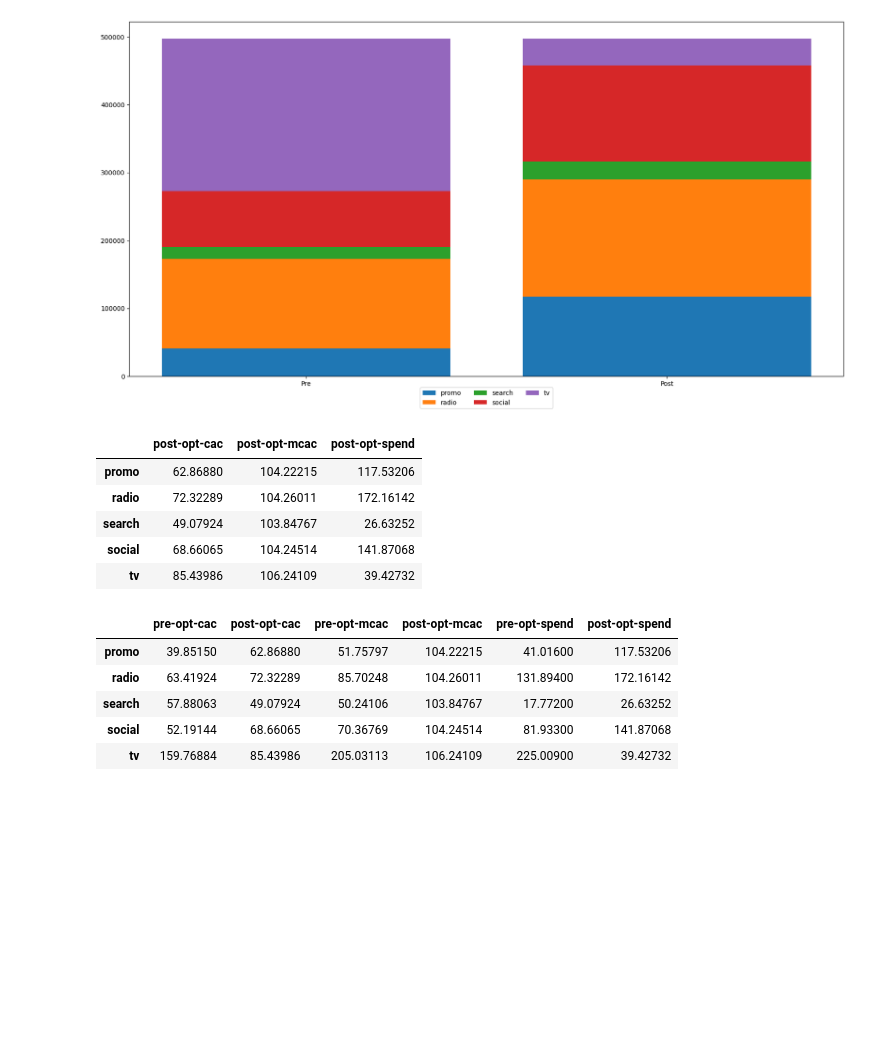
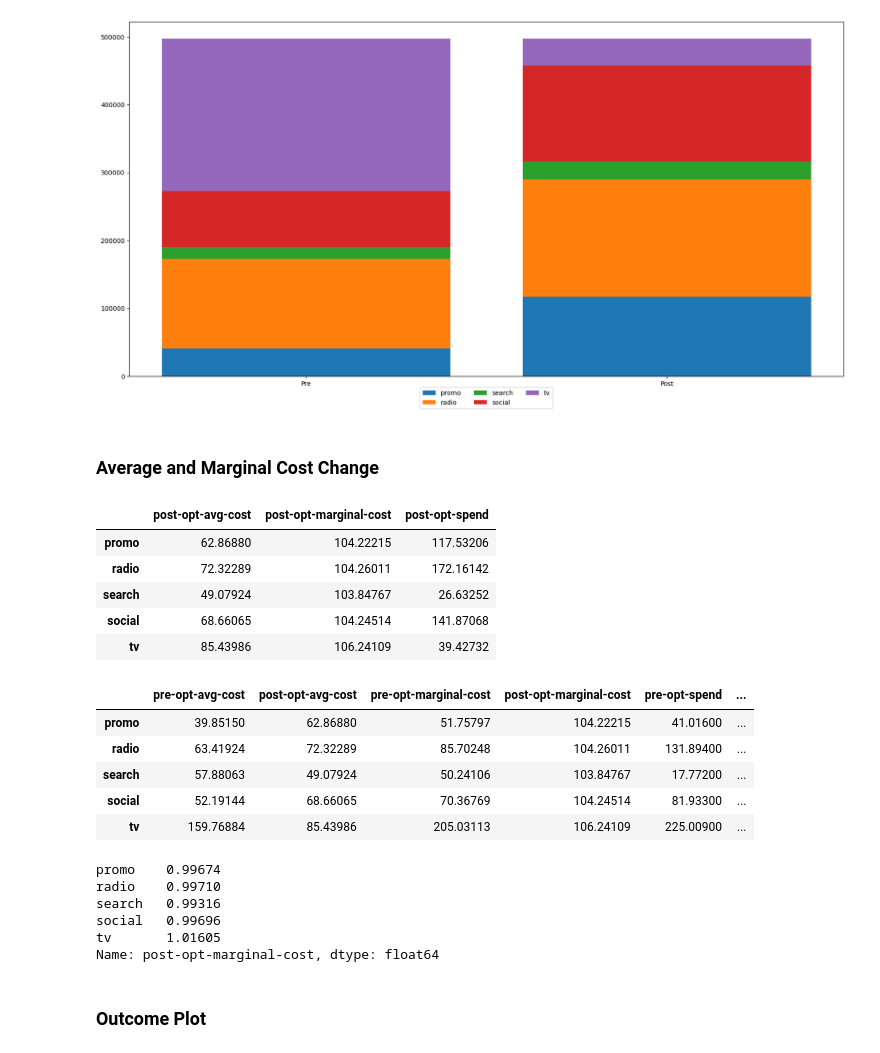
Before and after one commit to edwinnglabs/karpiu, a Jupyter notebook: docs/examples/optimization.ipynb, the cells around one changed output. Drawn from its saved outputs; the diff is of its cells as text; code cells hidden in the pictures; blank space fills up the shorter version.

```diff
--- a/docs/examples/optimization.ipynb
+++ b/docs/examples/optimization.ipynb
@@ -60,7 +57,7 @@ mcac_df = calculate_marginal_cost(
     spend_end=budget_end,
 )
 # %%
-pre_opt_report = pd.concat([avg_cost_df, mcac_df, tot_spend_df], axis=1, keys='regressor')
-pre_opt_report.columns = ['pre-opt-cac', 'pre-opt-mcac', 'pre-opt-spend']
+pre_opt_report = pd.concat([avg_cost_df, mc_df, tot_spend_df], axis=1, keys='regressor')
+pre_opt_report.columns = ['pre-opt-avg-cost', 'pre-opt-marginal-cost', 'pre-opt-spend']
 pre_opt_report
 # %% [output]
@@ -112,7 +113,7 @@ ax.legend(loc='lower center',  bbox_to_anchor=(0.5, -0.10), ncol=math.ceil(len(o
 # %% [output]
 [figure]
 # %%
-post_mcac_df = calculate_marginal_cost(
+post_mc_df = calculate_marginal_cost(
     mmm,
     channels=mmm.get_spend_cols(),
     spend_start=budget_start,
@@ -126,36 +127,45 @@ optim_tot_attr_df = spend_attr_df[optim_channels].apply(np.sum, axis=0)
 optim_tot_spend_df = spend_df[optim_channels].apply(np.sum, axis=0)
 post_avg_cost_df = optim_tot_spend_df / optim_tot_attr_df
 post_avg_cost_df = pd.DataFrame(post_avg_cost_df)
-post_avg_cost_df = post_avg_cost_df.rename(columns={0: "post-opt-cac"})
+post_avg_cost_df = post_avg_cost_df.rename(columns={0: "post-opt-avg-cost"})
 
-# more data massage
 optim_tot_spend_df = optim_tot_spend_df / spend_scaler
 optim_tot_spend_df = pd.DataFrame(optim_tot_spend_df)
 optim_tot_spend_df.index = optim_tot_spend_df.index.rename("regressor")
 optim_tot_spend_df = optim_tot_spend_df.rename(columns={0: "post-opt-spend"})
+# %% [markdown]
+### Average and Marginal Cost Change
 # %%
-post_opt_report = pd.concat([post_avg_cost_df, post_mcac_df, optim_tot_spend_df], axis=1)
-post_opt_report.columns = ['post-opt-cac', 'post-opt-mcac', 'post-opt-spend']
+post_opt_report = pd.concat([post_avg_cost_df, post_mc_df, optim_tot_spend_df], axis=1)
+post_opt_report.columns = ['post-opt-avg-cost', 'post-opt-marginal-cost', 'post-opt-spend']
 post_opt_report
 # %% [output]
-|  | post-opt-cac | post-opt-mcac | post-opt-spend |
+|  | post-opt-avg-cost | post-opt-marginal-cost | post-opt-spend |
 | promo | 62.86880 | 104.22215 | 117.53206 |
 | radio | 72.32289 | 104.26011 | 172.16142 |
 | search | 49.07924 | 103.84767 | 26.63252 |
 | social | 68.66065 | 104.24514 | 141.87068 |
 | tv | 85.43986 | 106.24109 | 39.42732 |
 # %%
-
 opt_report = pd.concat([pre_opt_report, post_opt_report], axis=1)
 opt_report = opt_report[[
-    "pre-opt-cac", "post-opt-cac", "pre-opt-mcac",
-    "post-opt-mcac", "pre-opt-spend", "post-opt-spend"]
+    "pre-opt-avg-cost", "post-opt-avg-cost", "pre-opt-marginal-cost",
+    "post-opt-marginal-cost", "pre-opt-spend", "post-opt-spend"]
 ]
 opt_report
 # %% [output]
-|  | pre-opt-cac | post-opt-cac | pre-opt-mcac | post-opt-mcac | pre-opt-spend | post-opt-spend |
-| promo | 39.85150 | 62.86880 | 51.75797 | 104.22215 | 41.01600 | 117.53206 |
-| radio | 63.41924 | 72.32289 | 85.70248 | 104.26011 | 131.89400 | 172.16142 |
-| search | 57.88063 | 49.07924 | 50.24106 | 103.84767 | 17.77200 | 26.63252 |
-| social | 52.19144 | 68.66065 | 70.36769 | 104.24514 | 81.93300 | 141.87068 |
-| tv | 159.76884 | 85.43986 | 205.03113 | 106.24109 | 225.00900 | 39.42732 |
+|  | pre-opt-avg-cost | post-opt-avg-cost | pre-opt-marginal-cost | post-opt-marginal-cost | pre-opt-spend | ... |
+| promo | 39.85150 | 62.86880 | 51.75797 | 104.22215 | 41.01600 | ... |
+| radio | 63.41924 | 72.32289 | 85.70248 | 104.26011 | 131.89400 | ... |
+| search | 57.88063 | 49.07924 | 50.24106 | 103.84767 | 17.77200 | ... |
+| social | 52.19144 | 68.66065 | 70.36769 | 104.24514 | 81.93300 | ... |
+| tv | 159.76884 | 85.43986 | 205.03113 | 106.24109 | 225.00900 | ... |
+# %%
+ opt_report["post-opt-marginal-cost"] / np.nanmean(opt_report["post-opt-marginal-cost"])
+# %% [output]
+promo    0.99674
+radio    0.99710
+search   0.99316
+social   0.99696
+tv       1.01605
+Name: post-opt-marginal-cost, dtype: float64
@@ -161,0 +178,2 @@ opt_report
+# %% [markdown]
+### Outcome Plot
```
Also changed, not shown: parts of 10 cells of this notebook, 9 other files.
